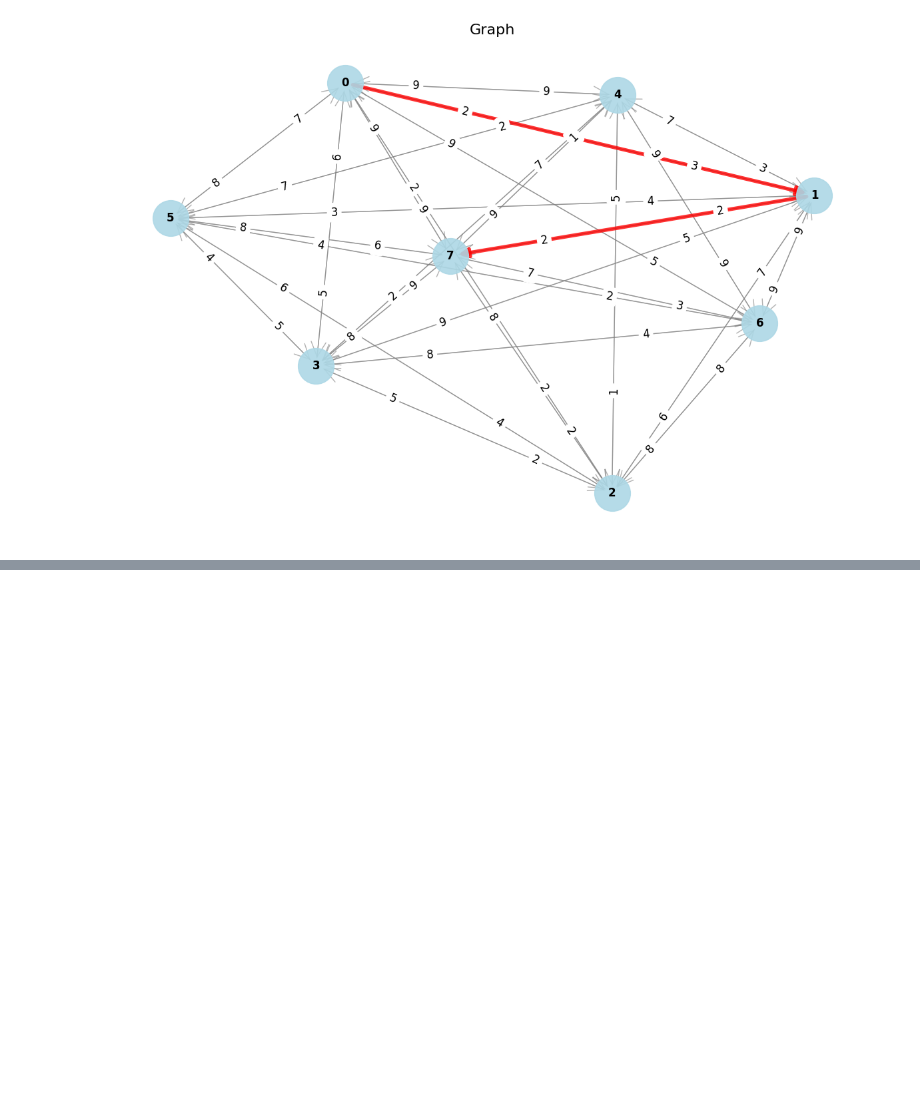
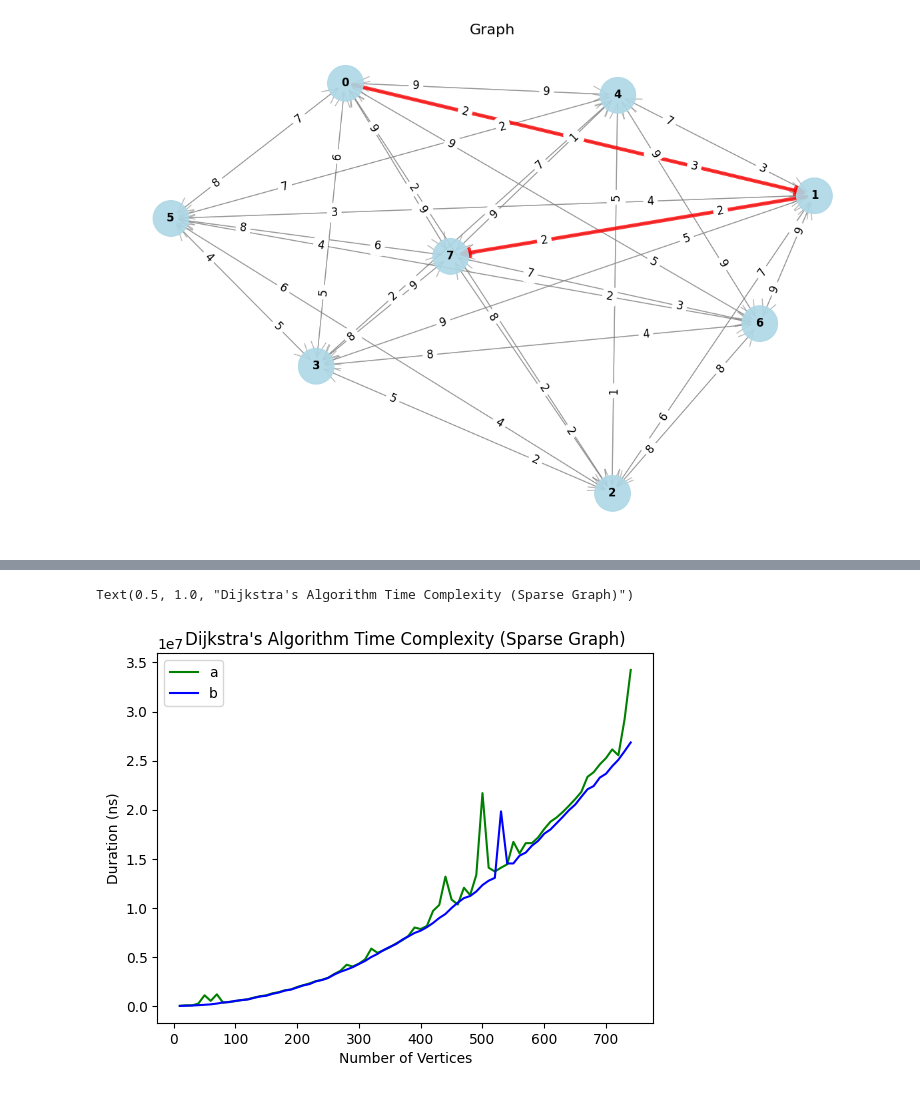
Before and after one commit to Acrylic125/sc2001-lab, a Jupyter notebook: lab2/dijkstra.ipynb, the cells around one changed output, grey strips where cells are left out. Saved outputs shown, nothing was run; the diff lists cells and outputs as text; code cells hidden in the pictures; blank space fills up the shorter version.

```diff
--- a/lab2/dijkstra.ipynb
+++ b/lab2/dijkstra.ipynb
@@ -423,0 +617,31 @@ draw_graph(E, route)
+# %%
+def compare_a_b(key):
+    a = a_tests[key]
+    b = b_tests[key]
+    tests = {
+        'a': {
+            'dataset': a['dataset'],
+            'results': a['results'],
+            'color': 'green',
+        },
+        'b': {
+            'dataset': b['dataset'],
+            'results': b['results'],
+            'color': 'blue',
+        },
+    }
+    return tests
+
+sparse_tests = compare_a_b('sparse')
+for key, test in sparse_tests.items():
+    X = [result['N'] for result in test['results']]
+    Y = [result['duration'] for result in test['results']]
+    plt.plot(X, Y, label=key, color=test['color'])
+
+plt.legend()
+plt.xlabel('Number of Vertices')
+plt.ylabel('Duration (ns)')
+plt.title('Dijkstra\'s Algorithm Time Complexity (Sparse Graph)')
+# %% [output]
+Text(0.5, 1.0, "Dijkstra's Algorithm Time Complexity (Sparse Graph)")
+[figure, added]
```
Also changed, not shown: parts of 13 cells of this notebook.
